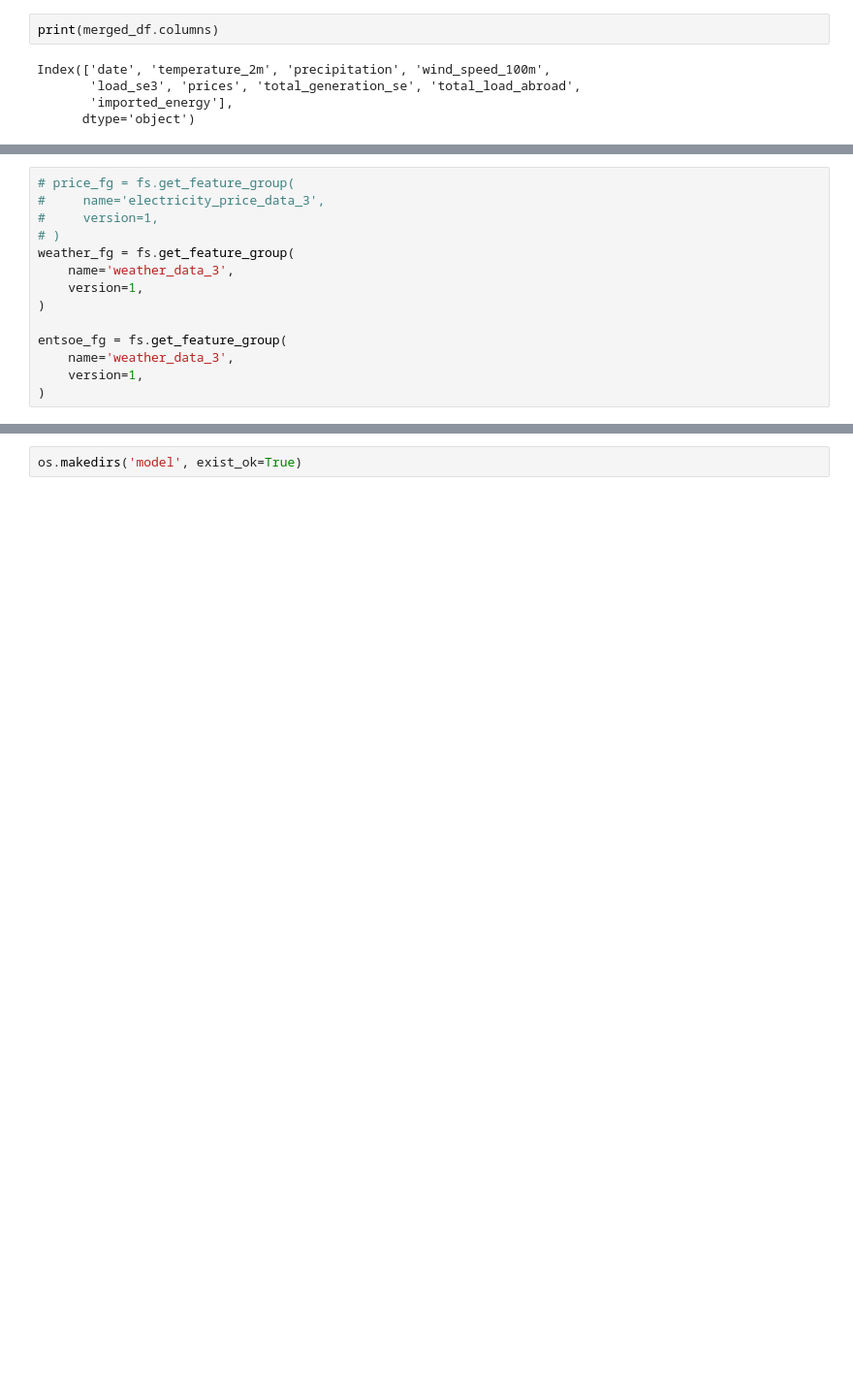
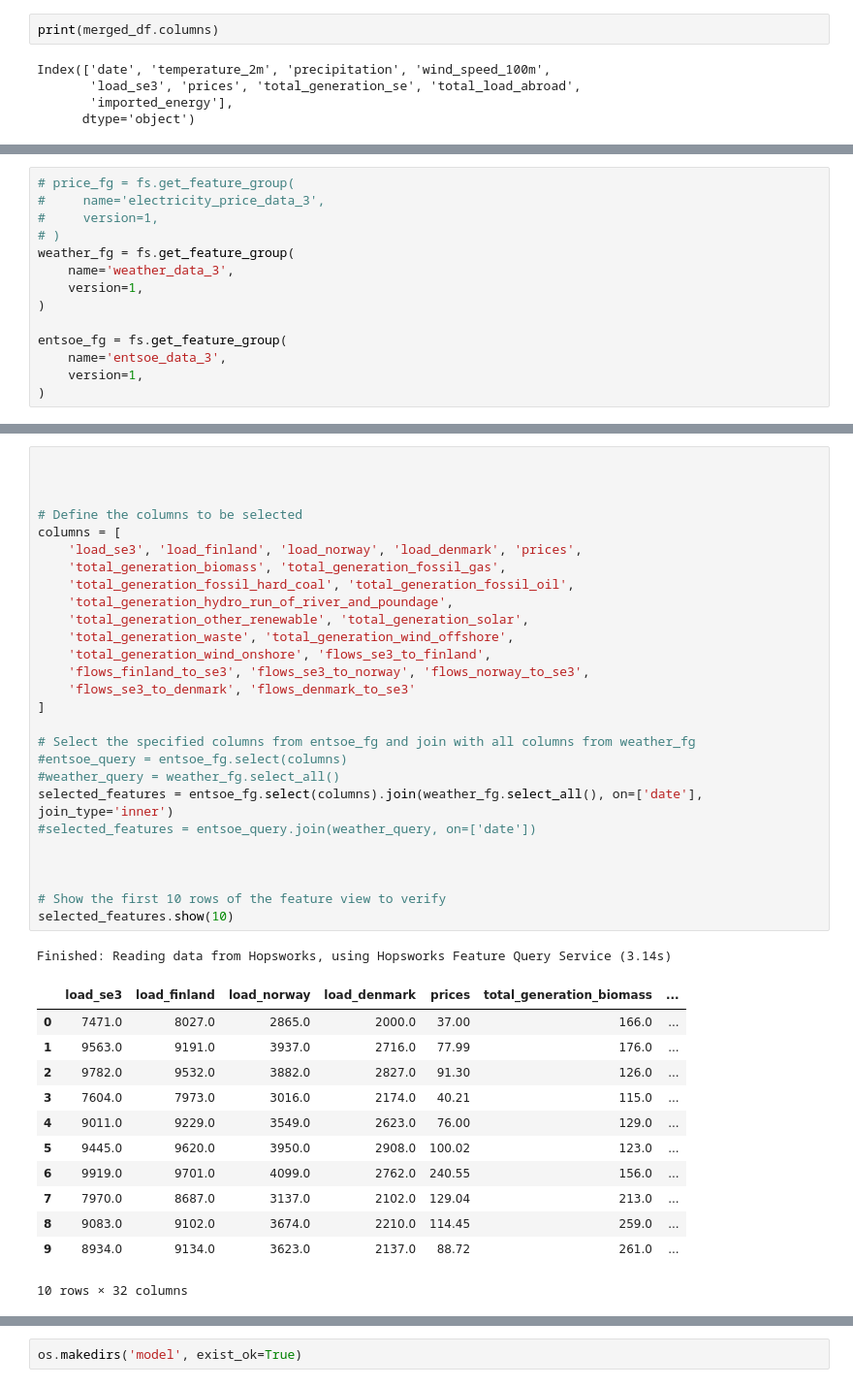
Before and after one commit to oskaralf/ID2223_FinalProject, a Jupyter notebook: notebooks/training.ipynb, the cells around one changed output, grey strips where cells are left out. Shown: that part at 97% size. Drawn from its saved outputs; the diff is of its cells as text; blank space fills up the shorter version.

```diff
--- a/notebooks/training.ipynb
+++ b/notebooks/training.ipynb
@@ -241,6 +255,6 @@ weather_fg = fs.get_feature_group(
 )
 
 entsoe_fg = fs.get_feature_group(
-    name='weather_data_3',
+    name='entsoe_data_3',
     version=1,
 )
@@ -247 +313,42 @@ entsoe_fg = fs.get_feature_group(
+# %%
+
+
+
+# Define the columns to be selected
+columns = [
+    'load_se3', 'load_finland', 'load_norway', 'load_denmark', 'prices',
+    'total_generation_biomass', 'total_generation_fossil_gas',
+    'total_generation_fossil_hard_coal', 'total_generation_fossil_oil',
+    'total_generation_hydro_run_of_river_and_poundage',
+    'total_generation_other_renewable', 'total_generation_solar',
+    'total_generation_waste', 'total_generation_wind_offshore',
+    'total_generation_wind_onshore', 'flows_se3_to_finland',
+    'flows_finland_to_se3', 'flows_se3_to_norway', 'flows_norway_to_se3',
+    'flows_se3_to_denmark', 'flows_denmark_to_se3'
+]
+
+# Select the specified columns from entsoe_fg and join with all columns from weather_fg
+#entsoe_query = entsoe_fg.select(columns)
+#weather_query = weather_fg.select_all()
+selected_features = entsoe_fg.select(columns).join(weather_fg.select_all(), on=['date'], join_type='inner')
+#selected_features = entsoe_query.join(weather_query, on=['date'])
+
+
+
+# Show the first 10 rows of the feature view to verify
+selected_features.show(10)
+# %% [output]
+Finished: Reading data from Hopsworks, using Hopsworks Feature Query Service (3.14s)
+|  | load_se3 | load_finland | load_norway | load_denmark | prices | total_generation_biomass | ... |
+| 0 | 7471.0 | 8027.0 | 2865.0 | 2000.0 | 37.00 | 166.0 | ... |
+| 1 | 9563.0 | 9191.0 | 3937.0 | 2716.0 | 77.99 | 176.0 | ... |
+| 2 | 9782.0 | 9532.0 | 3882.0 | 2827.0 | 91.30 | 126.0 | ... |
+| 3 | 7604.0 | 7973.0 | 3016.0 | 2174.0 | 40.21 | 115.0 | ... |
+| 4 | 9011.0 | 9229.0 | 3549.0 | 2623.0 | 76.00 | 129.0 | ... |
+| 5 | 9445.0 | 9620.0 | 3950.0 | 2908.0 | 100.02 | 123.0 | ... |
+| 6 | 9919.0 | 9701.0 | 4099.0 | 2762.0 | 240.55 | 156.0 | ... |
+| 7 | 7970.0 | 8687.0 | 3137.0 | 2102.0 | 129.04 | 213.0 | ... |
+| 8 | 9083.0 | 9102.0 | 3674.0 | 2210.0 | 114.45 | 259.0 | ... |
+| 9 | 8934.0 | 9134.0 | 3623.0 | 2137.0 | 88.72 | 261.0 | ... |
+10 rows × 32 columns
 # %%
```
Also changed, not shown: parts of 42 cells of this notebook, 3 other files.
